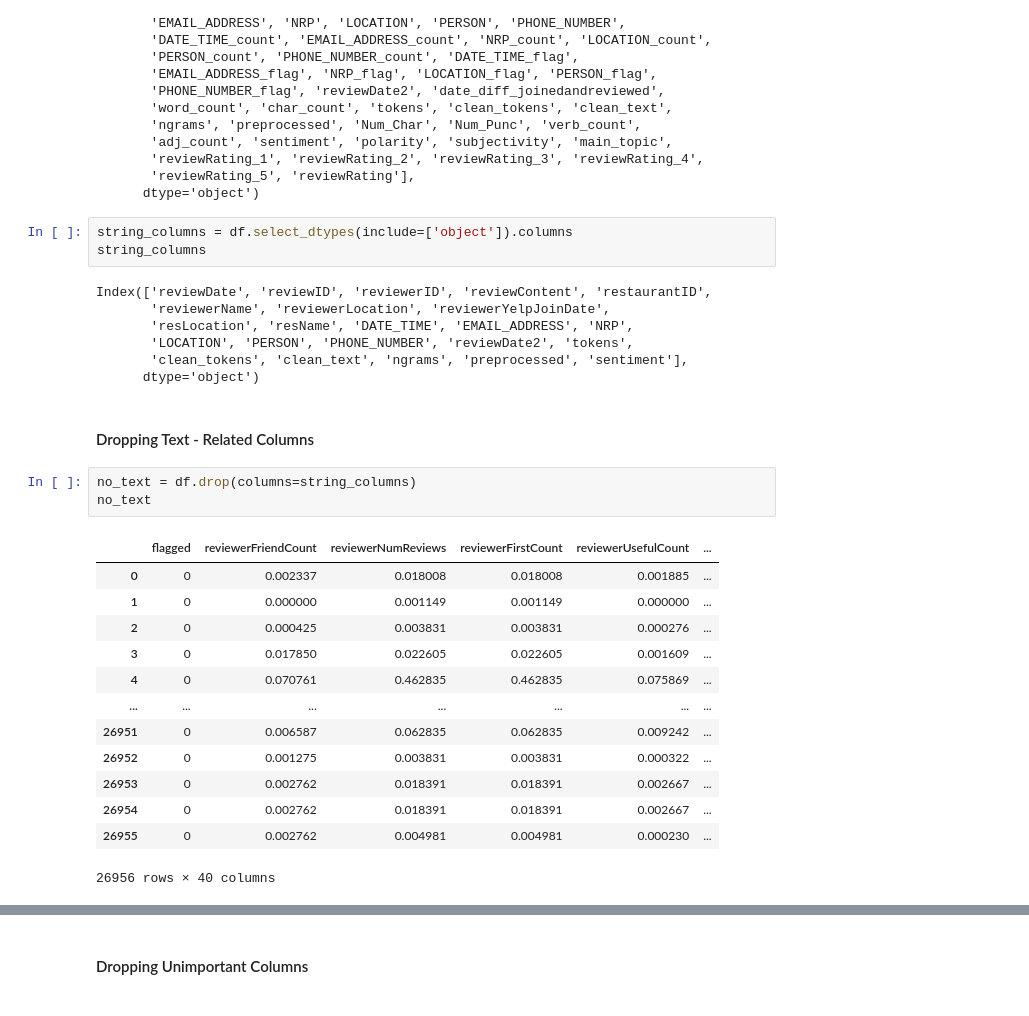
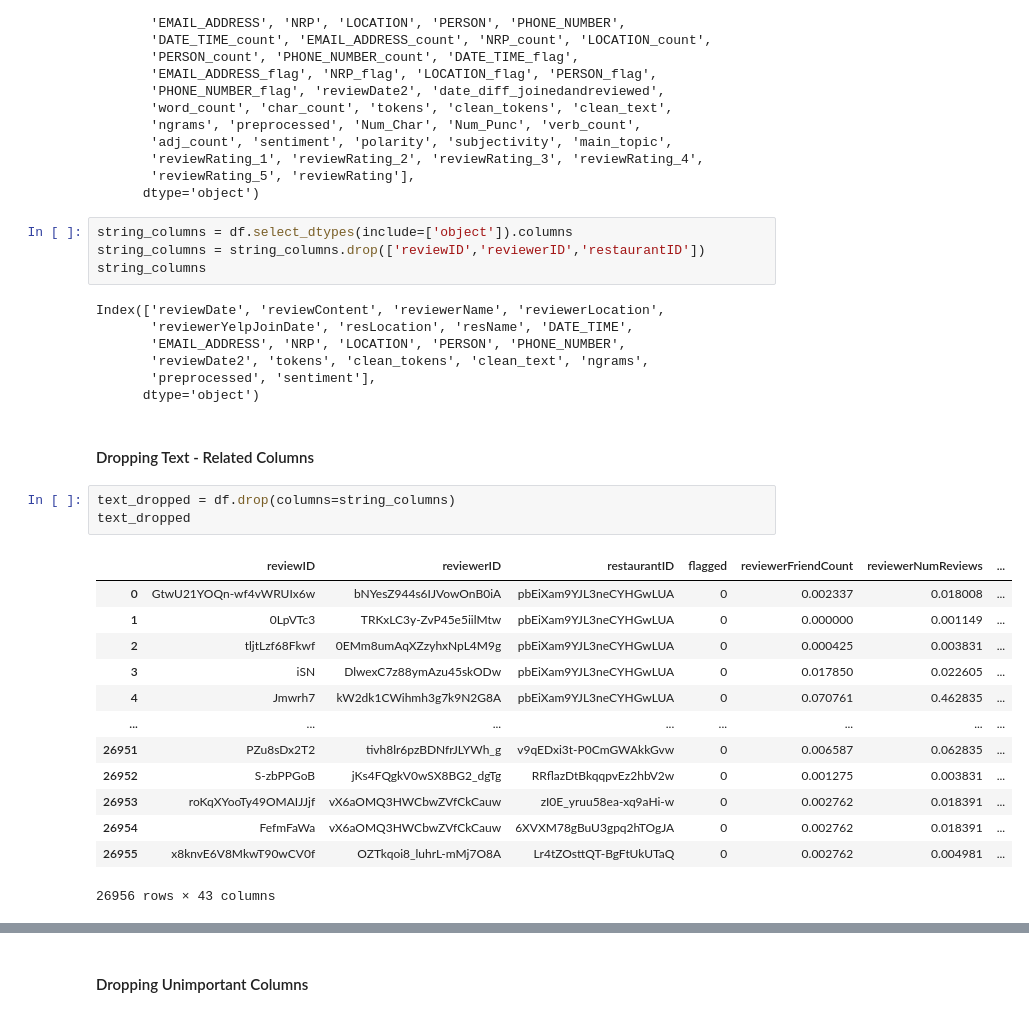
Before and after one commit to jesper1212/BT4012_Reviews, a Jupyter notebook: Notebooks/feature selection/feature selection.ipynb, the cells around one changed output, grey strips where cells are left out. Drawn from its saved outputs; the diff is of its cells as text.

```diff
--- a/Notebooks/feature selection/feature selection.ipynb
+++ b/Notebooks/feature selection/feature selection.ipynb
@@ -509,30 +509,31 @@ Index(['reviewDate', 'reviewID', 'reviewerID', 'reviewContent', 'restaurantID',
       dtype='object')
 # %%
 string_columns = df.select_dtypes(include=['object']).columns
+string_columns = string_columns.drop(['reviewID','reviewerID','restaurantID'])
 string_columns
 # %% [output]
-Index(['reviewDate', 'reviewID', 'reviewerID', 'reviewContent', 'restaurantID',
-       'reviewerName', 'reviewerLocation', 'reviewerYelpJoinDate',
-       'resLocation', 'resName', 'DATE_TIME', 'EMAIL_ADDRESS', 'NRP',
-       'LOCATION', 'PERSON', 'PHONE_NUMBER', 'reviewDate2', 'tokens',
-       'clean_tokens', 'clean_text', 'ngrams', 'preprocessed', 'sentiment'],
+Index(['reviewDate', 'reviewContent', 'reviewerName', 'reviewerLocation',
+       'reviewerYelpJoinDate', 'resLocation', 'resName', 'DATE_TIME',
+       'EMAIL_ADDRESS', 'NRP', 'LOCATION', 'PERSON', 'PHONE_NUMBER',
+       'reviewDate2', 'tokens', 'clean_tokens', 'clean_text', 'ngrams',
+       'preprocessed', 'sentiment'],
       dtype='object')
 # %% [markdown]
 #### Dropping Text - Related Columns
 # %%
-no_text = df.drop(columns=string_columns)
-no_text
+text_dropped = df.drop(columns=string_columns)
+text_dropped
 # %% [output]
-|  | flagged | reviewerFriendCount | reviewerNumReviews | reviewerFirstCount | reviewerUsefulCount | ... |
-| 0 | 0 | 0.002337 | 0.018008 | 0.018008 | 0.001885 | ... |
-| 1 | 0 | 0.000000 | 0.001149 | 0.001149 | 0.000000 | ... |
-| 2 | 0 | 0.000425 | 0.003831 | 0.003831 | 0.000276 | ... |
-| 3 | 0 | 0.017850 | 0.022605 | 0.022605 | 0.001609 | ... |
-| 4 | 0 | 0.070761 | 0.462835 | 0.462835 | 0.075869 | ... |
-| ... | ... | ... | ... | ... | ... | ... |
-| 26951 | 0 | 0.006587 | 0.062835 | 0.062835 | 0.009242 | ... |
-| 26952 | 0 | 0.001275 | 0.003831 | 0.003831 | 0.000322 | ... |
-| 26953 | 0 | 0.002762 | 0.018391 | 0.018391 | 0.002667 | ... |
-| 26954 | 0 | 0.002762 | 0.018391 | 0.018391 | 0.002667 | ... |
-| 26955 | 0 | 0.002762 | 0.004981 | 0.004981 | 0.000230 | ... |
+|  | reviewID | reviewerID | restaurantID | flagged | reviewerFriendCount | reviewerNumReviews | ... |
+| 0 | GtwU21YOQn-wf4vWRUIx6w | bNYesZ944s6IJVowOnB0iA | pbEiXam9YJL3neCYHGwLUA | 0 | 0.002337 | 0.018008 | ... |
+| 1 | 0LpVTc3 | TRKxLC3y-ZvP45e5iilMtw | pbEiXam9YJL3neCYHGwLUA | 0 | 0.000000 | 0.001149 | ... |
+| 2 | tljtLzf68Fkwf | 0EMm8umAqXZzyhxNpL4M9g | pbEiXam9YJL3neCYHGwLUA | 0 | 0.000425 | 0.003831 | ... |
+| 3 | iSN | DlwexC7z88ymAzu45skODw | pbEiXam9YJL3neCYHGwLUA | 0 | 0.017850 | 0.022605 | ... |
+| 4 | Jmwrh7 | kW2dk1CWihmh3g7k9N2G8A | pbEiXam9YJL3neCYHGwLUA | 0 | 0.070761 | 0.462835 | ... |
+| ... | ... | ... | ... | ... | ... | ... | ... |
+| 26951 | PZu8sDx2T2 | tivh8lr6pzBDNfrJLYWh_g | v9qEDxi3t-P0CmGWAkkGvw | 0 | 0.006587 | 0.062835 | ... |
+| 26952 | S-zbPPGoB | jKs4FQgkV0wSX8BG2_dgTg | RRflazDtBkqqpvEz2hbV2w | 0 | 0.001275 | 0.003831 | ... |
+| 26953 | roKqXYooTy49OMAIJJjf | vX6aOMQ3HWCbwZVfCkCauw | zI0E_yruu58ea-xq9aHi-w | 0 | 0.002762 | 0.018391 | ... |
+| 26954 | FefmFaWa | vX6aOMQ3HWCbwZVfCkCauw | 6XVXM78gBuU3gpq2hTOgJA | 0 | 0.002762 | 0.018391 | ... |
+| 26955 | x8knvE6V8MkwT90wCV0f | OZTkqoi8_luhrL-mMj7O8A | Lr4tZOsttQT-BgFtUkUTaQ | 0 | 0.002762 | 0.004981 | ... |
-26956 rows × 40 columns
+26956 rows × 43 columns
```
Also changed, not shown: parts of 3 cells of this notebook, 2 other files.
